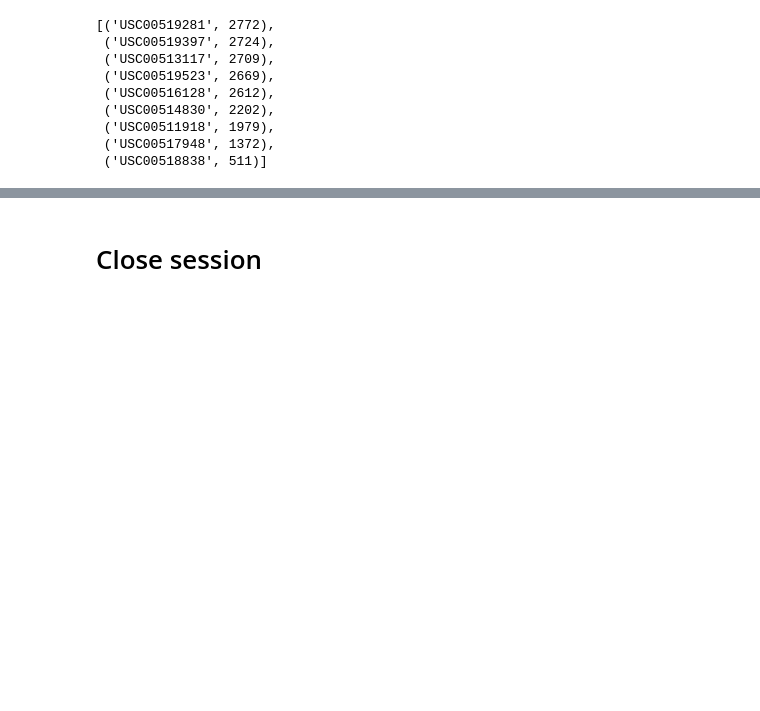
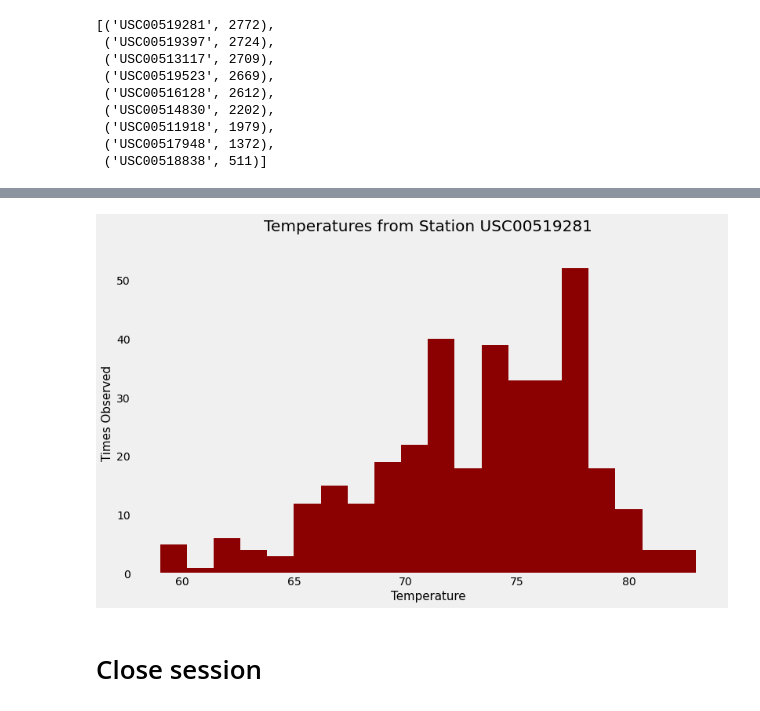
Before and after one commit to GrimmettDS/sqlalchemy-challenge, a Jupyter notebook: climate_starter.ipynb, the cells around one changed output, grey strips where cells are left out. Saved outputs shown, nothing was run; the diff lists cells and outputs as text; code cells hidden in the pictures; blank space fills up the shorter version.

```diff
--- a/climate_starter.ipynb
+++ b/climate_starter.ipynb
@@ -204,3 +202,9 @@ WHERE measurement.station = ?]
 # %%
 # Using the most active station id
 # Query the last 12 months of temperature observation data for this station and plot the results as a histogram
+station_year=session.query(Measurement.tobs).\
+        filter(Measurement.station=='USC00519281').\
+        filter(Measurement.date >= past_year).all()
+
+station_year_df = pd.DataFrame(station_year, columns=['tobs'])
+station_year_df
@@ -207,3 +231,15 @@ WHERE measurement.station = ?]
+# %%
+# Create histogram
+plt.figure(figsize=(12, 7))
+plt.hist(station_year_df["tobs"], color='darkred', bins=20)
+plt.ylabel('Times Observed',fontsize=15)
+plt.xlabel('Temperature',fontsize=15)
+plt.title('Temperatures from Station USC00519281\n',fontsize=20)
+plt.grid()
+#plt.savefig('images/histogram_avg_employee_salary')
+plt.show()
+# %% [output]
+[figure, added]
 # %% [markdown]
 # Close session
 # %%
```
Also changed, not shown: parts of 3 cells of this notebook.
